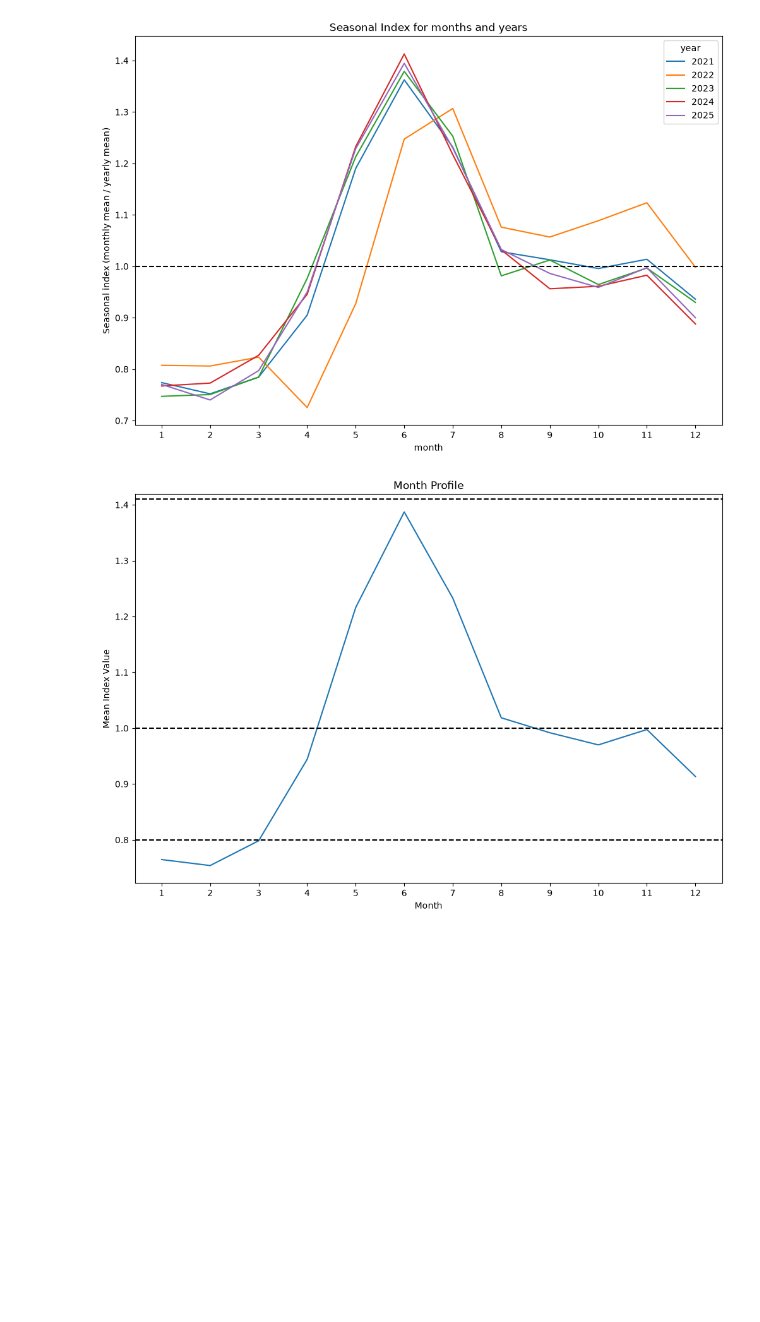
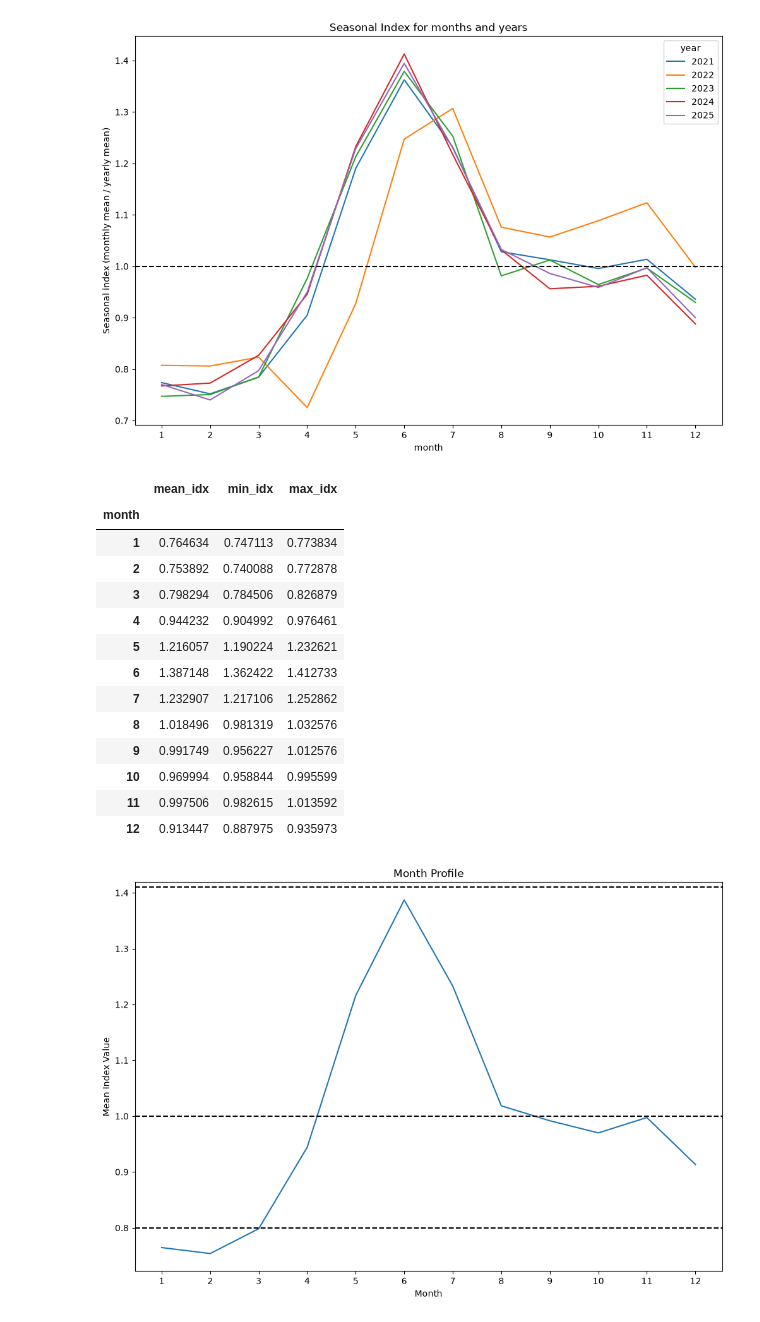
Before and after one commit to Grzegosh/sku_prediction, a Jupyter notebook: EDA.ipynb, the cells around one changed output. Drawn from its saved outputs; the diff is of its cells as text; code cells hidden in the pictures; blank space fills up the shorter version.

```diff
--- a/EDA.ipynb
+++ b/EDA.ipynb
@@ -233,12 +233,29 @@ plt.title("Seasonal Index for months and years");
 [figure]
 # %%
 monthly_index_wo_2022 = monthly_index[monthly_index['year']!='2022']
-seasonal_profile = monthly_index_wo_2022.groupby(
+monthly_profile = monthly_index_wo_2022.groupby(
     "month"
 ).agg(
     mean_idx = ("idx", "mean"),
     min_idx = ("idx", "min"),
     max_idx = ("idx", "max")
 )
+# %%
+monthly_profile
+# %% [output]
+|  | mean_idx | min_idx | max_idx |
+| month |  |  |  |
+| 1 | 0.764634 | 0.747113 | 0.773834 |
+| 2 | 0.753892 | 0.740088 | 0.772878 |
+| 3 | 0.798294 | 0.784506 | 0.826879 |
+| 4 | 0.944232 | 0.904992 | 0.976461 |
+| 5 | 1.216057 | 1.190224 | 1.232621 |
+| 6 | 1.387148 | 1.362422 | 1.412733 |
+| 7 | 1.232907 | 1.217106 | 1.252862 |
+| 8 | 1.018496 | 0.981319 | 1.032576 |
+| 9 | 0.991749 | 0.956227 | 1.012576 |
+| 10 | 0.969994 | 0.958844 | 0.995599 |
+| 11 | 0.997506 | 0.982615 | 1.013592 |
+| 12 | 0.913447 | 0.887975 | 0.935973 |
 # %%
 plt.figure(figsize=(12,8))
```
Also changed, not shown: parts of 9 cells of this notebook, 1 other file.
